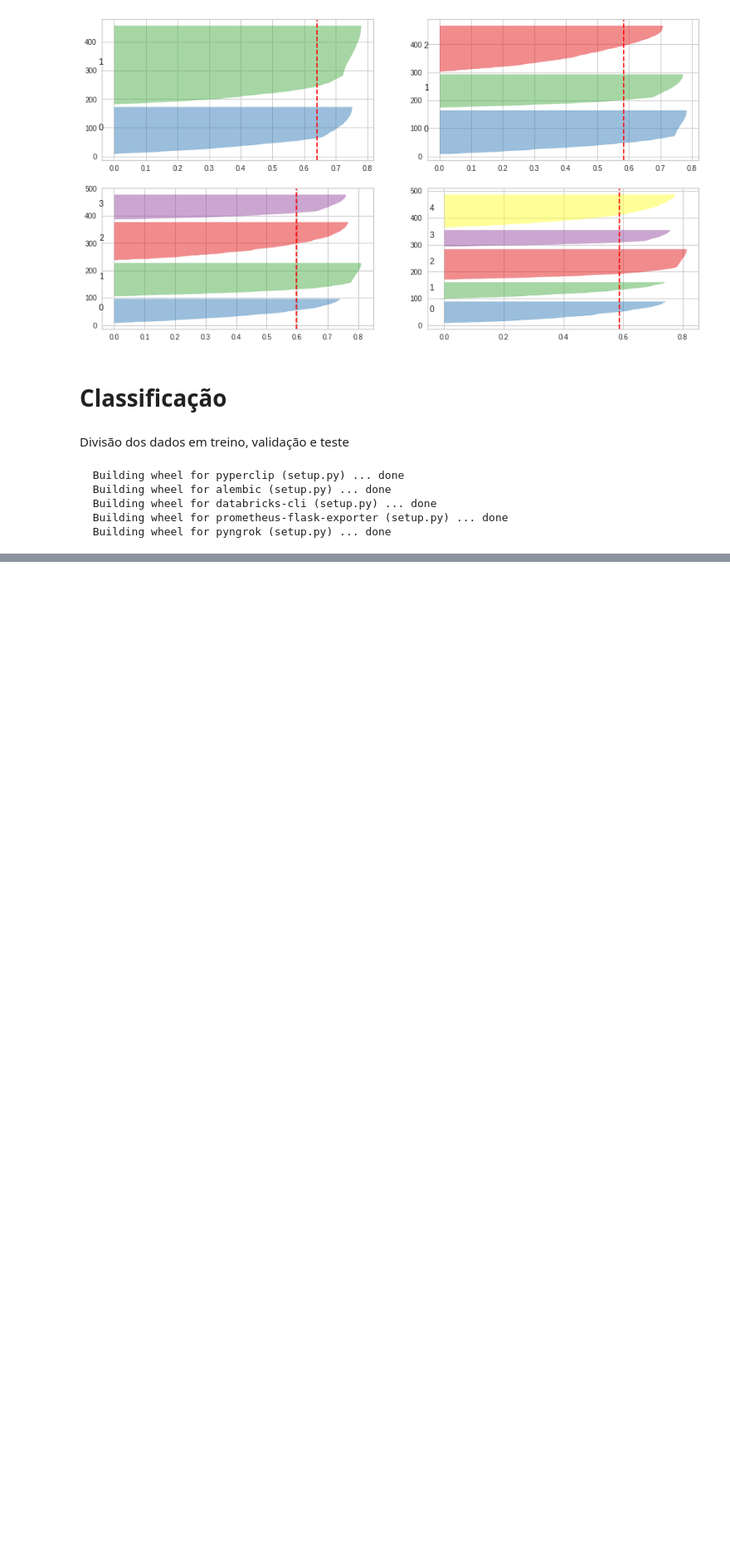
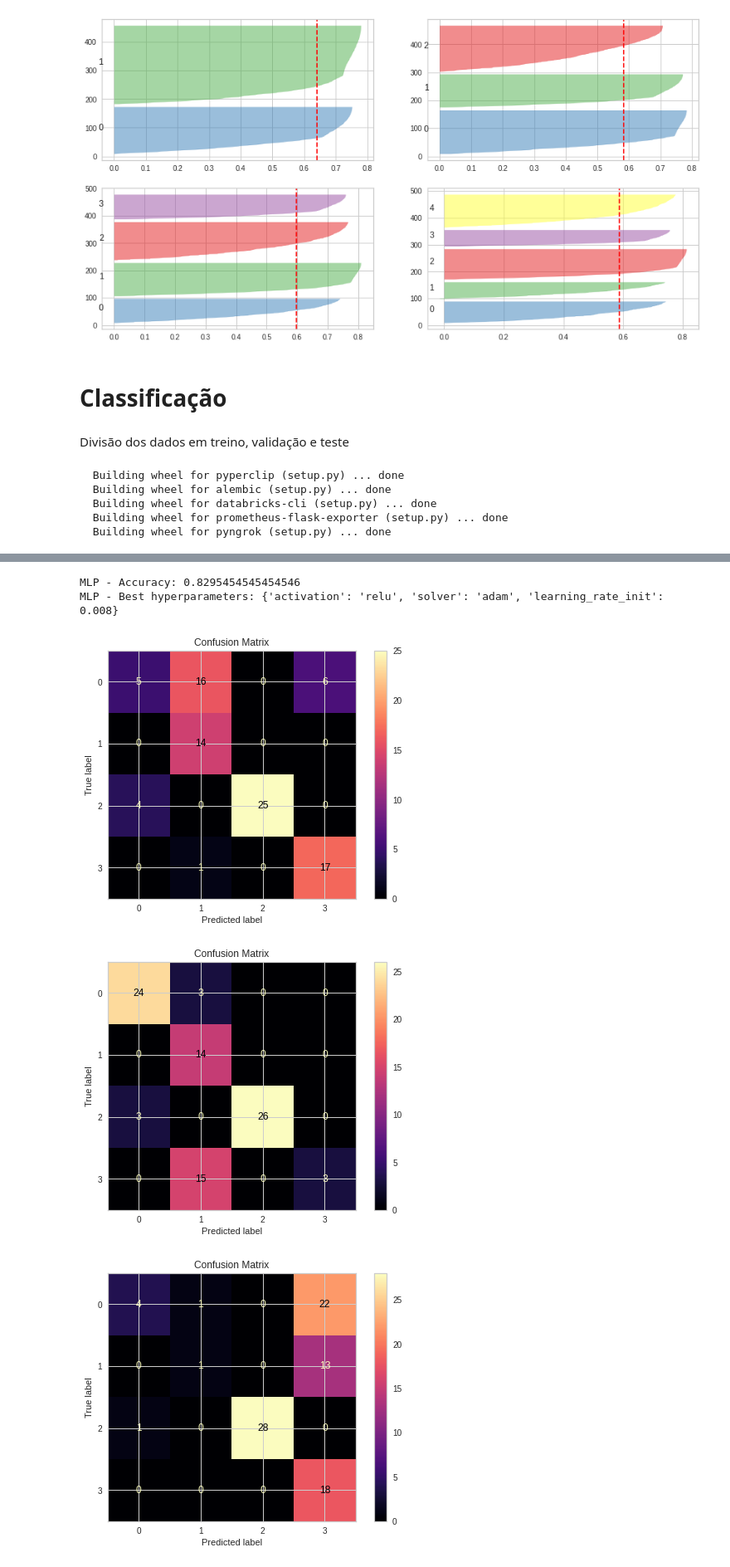
Before and after one commit to lluk4z/IF697-CienciaDeDados, a Jupyter notebook: Projeto02.ipynb, the cells around one changed output, grey strips where cells are left out. Shown at 83% size. Drawn from its saved outputs; the diff is of its cells as text; code cells hidden in the pictures; blank space fills up the shorter version.

```diff
--- a/Projeto02.ipynb
+++ b/Projeto02.ipynb
@@ -460,0 +533,23 @@ Best hyperparameters: {'criterion': 'entropy', 'max_depth': 8, 'n_estimators': 4
+# %%
+def objective_MLP(trial):
+
+    classifier = MLPClassifier
+    param = {
+        "activation": trial.suggest_categorical("activation", ["identity", "logistic", "tanh", "relu"]),
+        "solver": trial.suggest_categorical("solver", ["adam", "sgd"]),
+        "learning_rate_init": trial.suggest_float("learning_rate_init", 0.001, 0.010, step=0.001),
+        "random_state": 0
+    }
+    model_name = 'MLP'
+    run_name = 'MLP_model'
+
+    accuracy = model_experimentation(classifier, param, model_name, run_name)
+    return accuracy
+# %%
+# Create a study object and optimize the objective function.
+study_mlp = optuna.create_study(direction='maximize')
+study_mlp.optimize(objective_MLP, n_trials=5)
+trial_mlp = study_mlp.best_trial
+print('MLP - Accuracy: {}'.format(trial_mlp.value))
+print("MLP - Best hyperparameters: {}".format(trial_mlp.params))
+# %% [output]
@@ -460,0 +562,5 @@ Best hyperparameters: {'criterion': 'entropy', 'max_depth': 8, 'n_estimators': 4
+MLP - Accuracy: 0.8295454545454546
+MLP - Best hyperparameters: {'activation': 'relu', 'solver': 'adam', 'learning_rate_init': 0.008}
+[figure, added]
+[figure, added]
+[figure, added]
```
Also changed, not shown: parts of 16 cells of this notebook.
